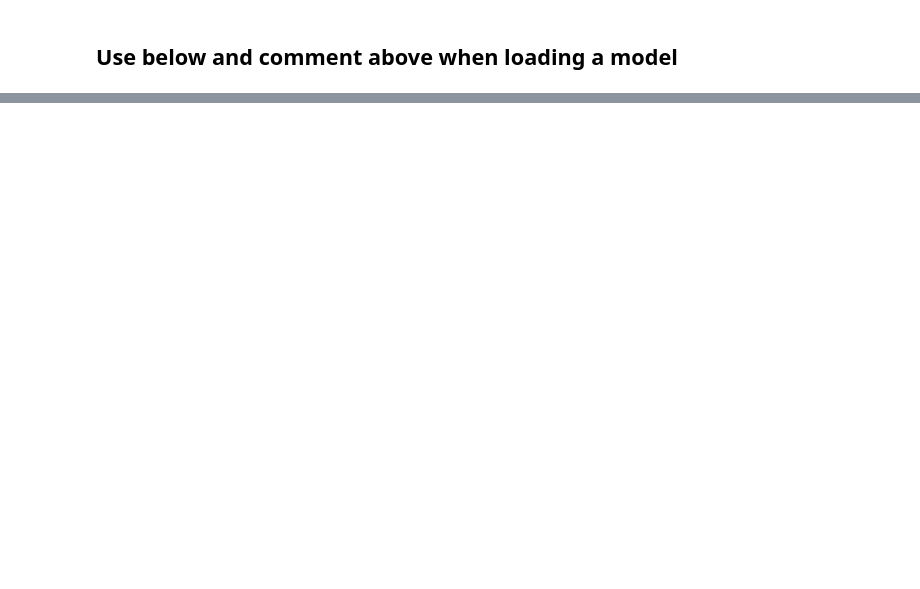
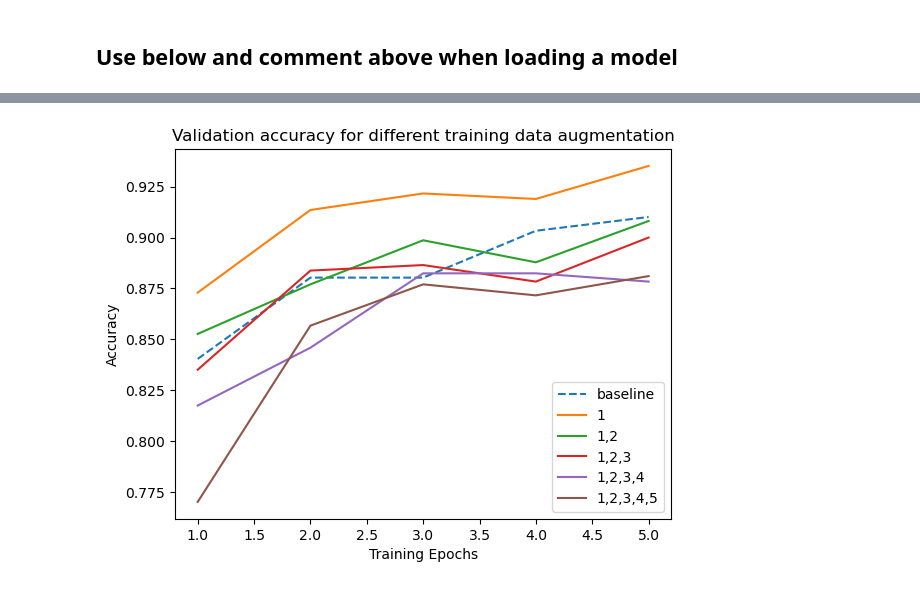
Before and after one commit to casper9429-kth/Project-Explore-Transfer-Learning-DD2424, a Jupyter notebook: task2.ipynb, the cells around one changed output, grey strips where cells are left out. Saved outputs shown, nothing was run; the diff lists cells and outputs as text; code cells hidden in the pictures; blank space fills up the shorter version.

```diff
--- a/task2.ipynb
+++ b/task2.ipynb
@@ -882,0 +810,34 @@ plt.show()
+# %%
+def ohist(hist):
+    ohist = [h.cpu().numpy() for h in hist]
+    ohist = np.array(ohist)
+    return ohist
+
+hist_base = torch.load("models/resnet18_False_1_14_50_hist.pt")
+hist_1 = torch.load("models/resnet18_True_1_5_50_hist_filtertypes_1.pt")
+hist_1_2 = torch.load("models/resnet18_True_1_5_50_hist_filtertypes_1_2.pt")
+hist_1_2_3 = torch.load("models/resnet18_True_1_5_50_hist_filtertypes_1_2_3.pt")
+hist_1_2_3_4 = torch.load("models/resnet18_True_1_5_50_hist_filtertypes_1_2_3_4.pt")
+hist_1_2_3_4_5 = torch.load("models/resnet18_True_1_5_50_hist_filtertypes_1_2_3_4_5.pt")
+
+ohist_base = ohist(hist_base)
+ohist_1 = ohist(hist_1)
+ohist_1_2 = ohist(hist_1_2)
+ohist_1_2_3 = ohist(hist_1_2_3)
+ohist_1_2_3_4 = ohist(hist_1_2_3_4)
+ohist_1_2_3_4_5 = ohist(hist_1_2_3_4_5)
+
+# Plot all accuracies
+plt.title("Validation accuracy for different training data augmentation")
+plt.xlabel("Training Epochs")
+plt.ylabel("Accuracy")
+plt.plot(range(1,num_epochs+1),ohist_base[:num_epochs], label="baseline",linestyle="dashed")
+plt.plot(range(1,num_epochs+1),ohist_1, label="1")
+plt.plot(range(1,num_epochs+1),ohist_1_2, label="1,2")
+plt.plot(range(1,num_epochs+1),ohist_1_2_3, label="1,2,3")
+plt.plot(range(1,num_epochs+1),ohist_1_2_3_4, label="1,2,3,4")
+plt.plot(range(1,num_epochs+1),ohist_1_2_3_4_5, label="1,2,3,4,5")
+plt.legend()
+plt.show()
+# %% [output]
+[figure, added]
```
Also changed, not shown: parts of 7 cells of this notebook, 24 other files.
